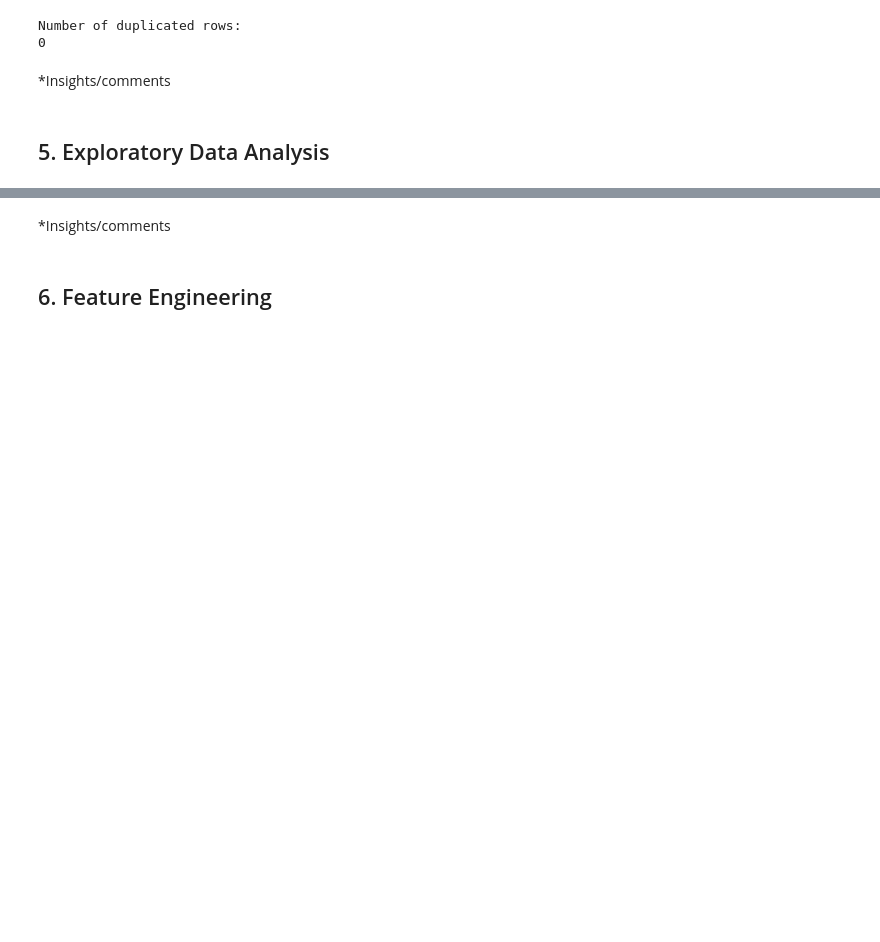
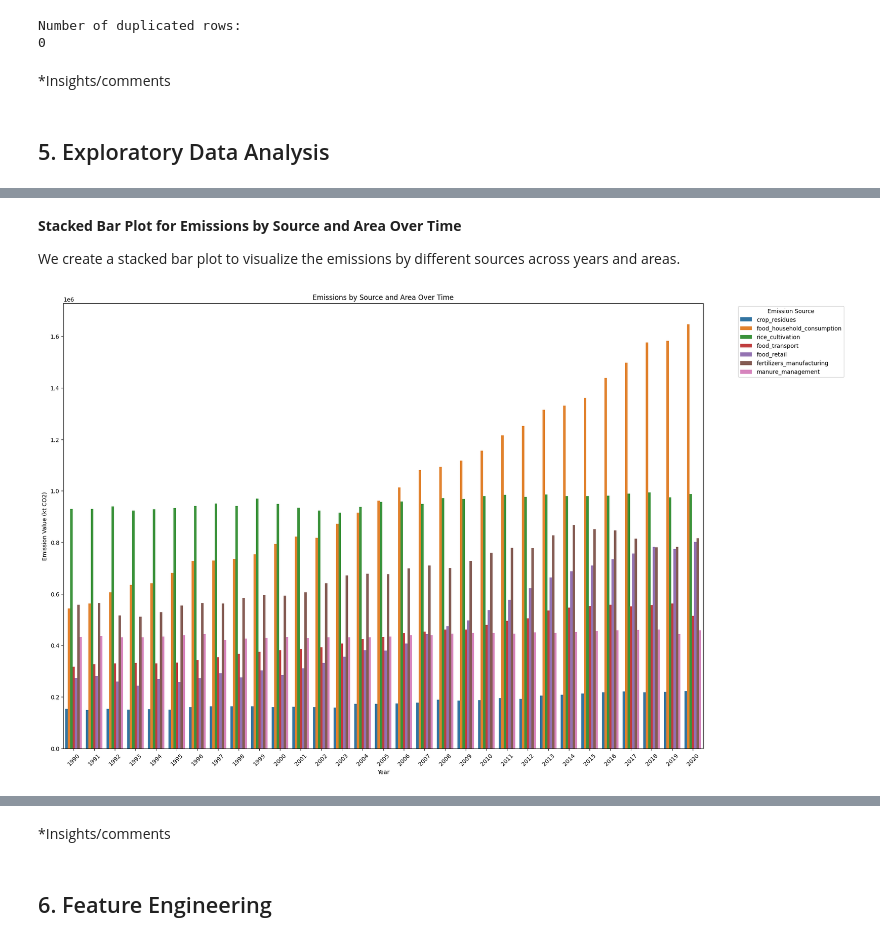
Before and after one commit to Boikoko/2401FTDS_Regression_Project, a Jupyter notebook: Regression_Project_Team_3.ipynb, the cells around one changed output, grey strips where cells are left out. Drawn from its saved outputs; the diff is of its cells as text; code cells hidden in the pictures; blank space fills up the shorter version.

```diff
--- a/Regression_Project_Team_3.ipynb
+++ b/Regression_Project_Team_3.ipynb
@@ -215,0 +326,16 @@ Number of duplicated rows:
+# %%
+# Grouping data by 'year' and 'area' and aggregating key environmental factors
+df_grouped_by_year_area = df.groupby(['year', 'area']).agg({
+    'total_emission': 'sum',  # Total emissions for each area and year
+    'average_temperature_change': 'mean',  # Average temperature change for each area and year
+    'crop_residues': 'sum',
+    'food_household_consumption': 'sum',
+    'rice_cultivation': 'sum',
+    'food_transport': 'sum',
+    'food_retail': 'sum',
+    'fertilizers_manufacturing': 'sum',
+    'manure_management': 'sum',
+}).reset_index()
+
+# Displaying the first few rows of the grouped data
+df_grouped_by_year_area.head()
@@ -215,0 +349,25 @@ Number of duplicated rows:
+# %% [markdown]
+**Stacked Bar Plot for Emissions by Source and Area Over Time**
+
+We create a stacked bar plot to visualize the emissions by different sources across years and areas.
+# %%
+# Melting the data to reshape for stacked bar plot
+df_melted = df_grouped_by_year_area.melt(id_vars=['year', 'area'],
+                                         value_vars=['crop_residues', 'food_household_consumption',
+                                                     'rice_cultivation', 'food_transport', 'food_retail',
+                                                     'fertilizers_manufacturing', 'manure_management'],
+                                         var_name='Emission Source', value_name='Emission Value')
+
+# Plotting a stacked bar plot
+plt.figure(figsize=(20, 14))
+sns.barplot(data=df_melted, x='year', y='Emission Value', hue='Emission Source', estimator='sum', errorbar=None)
+
+# Adding title and labels
+plt.title('Emissions by Source and Area Over Time')
+plt.xlabel('Year')
+plt.ylabel('Emission Value (kt CO2)')
+plt.xticks(rotation=45)
+plt.legend(title='Emission Source', bbox_to_anchor=(1.05, 1), loc='upper left')
+plt.show()
+# %% [output]
+[figure, added]
```
Also changed, not shown: parts of 18 cells of this notebook.
